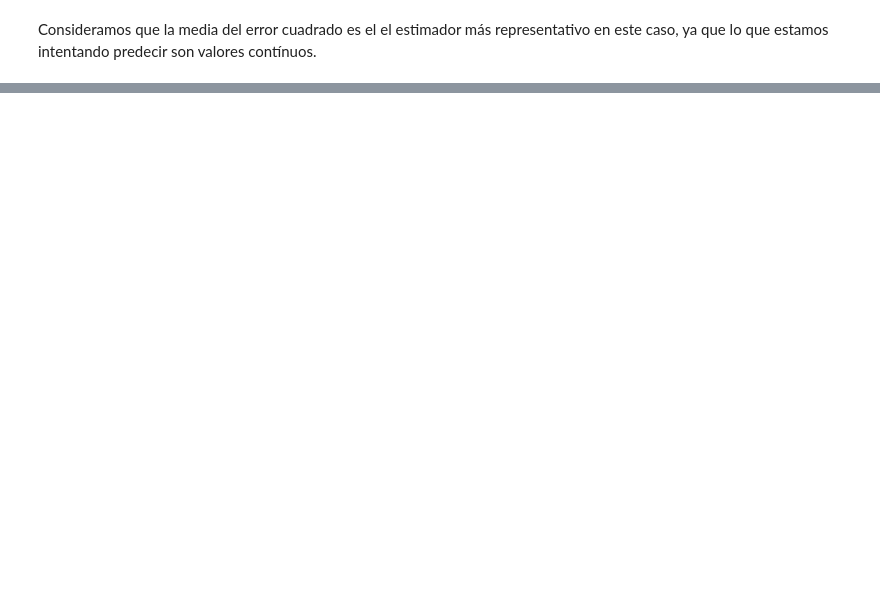
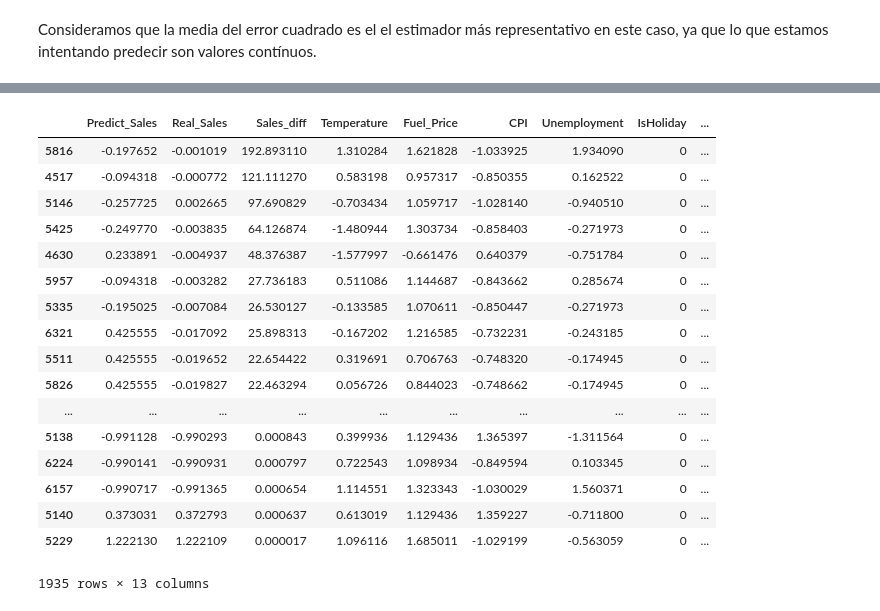
Before and after one commit to dbourdin/diplodatos-mentorias, a Jupyter notebook: AprendizajeSupervisado/retail_data_analytics.ipynb, the cells around one changed output, grey strips where cells are left out. Cells and saved outputs as stored; diff of their text form; code cells hidden in the pictures; blank space fills up the shorter version.

```diff
--- a/AprendizajeSupervisado/retail_data_analytics.ipynb
+++ b/AprendizajeSupervisado/retail_data_analytics.ipynb
@@ -331,0 +439,30 @@ ValueError: Unknown label type: 'continuous'
+# %%
+results = predict_sales.join(X_test_features)
+# %%
+# Reorganizamos nuestros resultados eliminando los dummies
+# y volviendo a los valores originales para facilitar el análisis
+results = results.join(sales_features[['Store', 'Week', 'Month', 'Year']])
+results.drop(columns=week_dummies.columns, inplace=True)
+results.drop(columns=month_dummies.columns, inplace=True)
+results.drop(columns=store_dummies.columns, inplace=True)
+# %%
+results.sort_values(by='Sales_diff', ascending=False)
+# %% [output]
+|  | Predict_Sales | Real_Sales | Sales_diff | Temperature | Fuel_Price | CPI | Unemployment | IsHoliday | ... |
+| 5816 | -0.197652 | -0.001019 | 192.893110 | 1.310284 | 1.621828 | -1.033925 | 1.934090 | 0 | ... |
+| 4517 | -0.094318 | -0.000772 | 121.111270 | 0.583198 | 0.957317 | -0.850355 | 0.162522 | 0 | ... |
+| 5146 | -0.257725 | 0.002665 | 97.690829 | -0.703434 | 1.059717 | -1.028140 | -0.940510 | 0 | ... |
+| 5425 | -0.249770 | -0.003835 | 64.126874 | -1.480944 | 1.303734 | -0.858403 | -0.271973 | 0 | ... |
+| 4630 | 0.233891 | -0.004937 | 48.376387 | -1.577997 | -0.661476 | 0.640379 | -0.751784 | 0 | ... |
+| 5957 | -0.094318 | -0.003282 | 27.736183 | 0.511086 | 1.144687 | -0.843662 | 0.285674 | 0 | ... |
+| 5335 | -0.195025 | -0.007084 | 26.530127 | -0.133585 | 1.070611 | -0.850447 | -0.271973 | 0 | ... |
+| 6321 | 0.425555 | -0.017092 | 25.898313 | -0.167202 | 1.216585 | -0.732231 | -0.243185 | 0 | ... |
+| 5511 | 0.425555 | -0.019652 | 22.654422 | 0.319691 | 0.706763 | -0.748320 | -0.174945 | 0 | ... |
+| 5826 | 0.425555 | -0.019827 | 22.463294 | 0.056726 | 0.844023 | -0.748662 | -0.174945 | 0 | ... |
+| ... | ... | ... | ... | ... | ... | ... | ... | ... | ... |
+| 5138 | -0.991128 | -0.990293 | 0.000843 | 0.399936 | 1.129436 | 1.365397 | -1.311564 | 0 | ... |
+| 6224 | -0.990141 | -0.990931 | 0.000797 | 0.722543 | 1.098934 | -0.849594 | 0.103345 | 0 | ... |
+| 6157 | -0.990717 | -0.991365 | 0.000654 | 1.114551 | 1.323343 | -1.030029 | 1.560371 | 0 | ... |
+| 5140 | 0.373031 | 0.372793 | 0.000637 | 0.613019 | 1.129436 | 1.359227 | -0.711800 | 0 | ... |
+| 5229 | 1.222130 | 1.222109 | 0.000017 | 1.096116 | 1.685011 | -1.029199 | -0.563059 | 0 | ... |
+1935 rows × 13 columns
```
Also changed, not shown: parts of 28 cells of this notebook.
